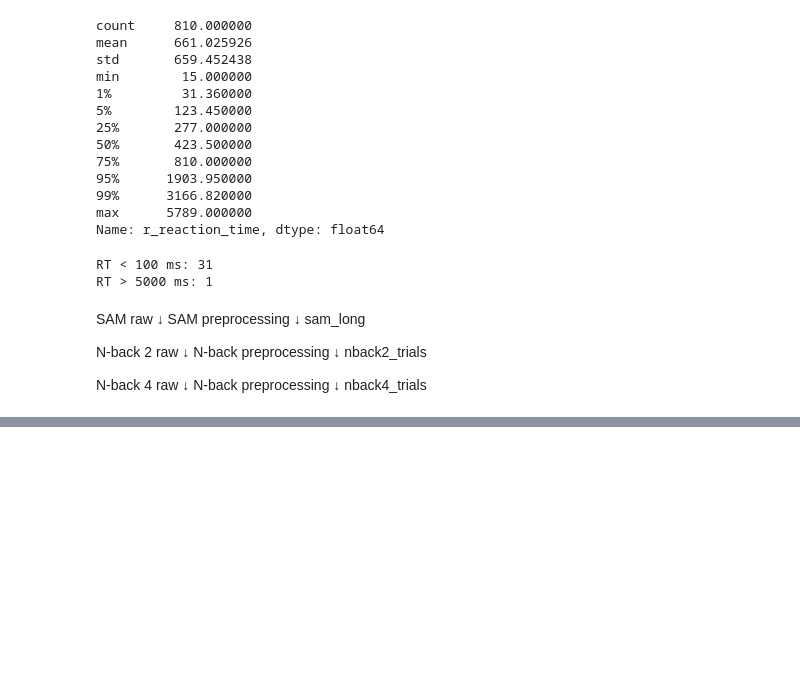
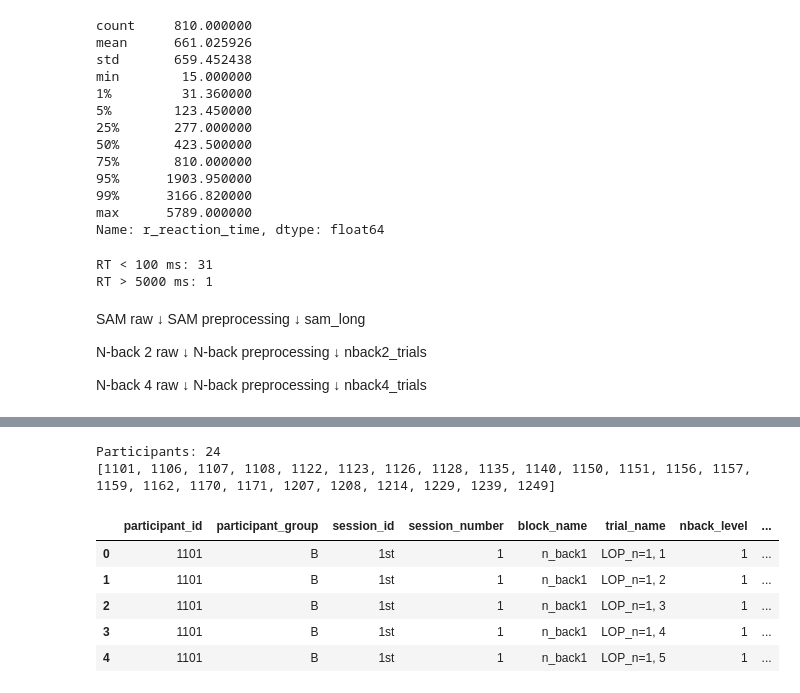
Before and after one commit to Neurocognitive-Engineering-Laboratory/experiment-crossover-emotion, a Jupyter notebook: notebooks/01_data_cleaning.ipynb, the cells around one changed output, grey strips where cells are left out. Cells and saved outputs as stored; diff of their text form; code cells hidden in the pictures; blank space fills up the shorter version.

```diff
--- a/notebooks/01_data_cleaning.ipynb
+++ b/notebooks/01_data_cleaning.ipynb
@@ -280,0 +728,16 @@ nback4.head(5)
+# %%
+print(
+    "Participants:",
+    sam["participant_id"].nunique()
+)
+
+print(
+    sorted(
+        sam["participant_id"]
+        .dropna()
+        .tolist()
+    )
+)
+# %% [output]
+Participants: 24
+[1101, 1106, 1107, 1108, 1122, 1123, 1126, 1128, 1135, 1140, 1150, 1151, 1156, 1157, 1159, 1162, 1170, 1171, 1207, 1208, 1214, 1229, 1239, 1249]
@@ -280,0 +756,24 @@ nback4.head(5)
+# %%
+nback4[
+    [
+        "participant_id",
+        "participant_group",
+        "session_id",
+        "session_number",
+        "block_name",
+        "trial_name",
+        "nback_level",
+        "participant_response",
+        "correct_response_clean",
+        "reaction_time_ms",
+        "cr",
+        "accuracy",
+    ]
+].head()
+# %% [output]
+|  | participant_id | participant_group | session_id | session_number | block_name | trial_name | nback_level | ... |
+| 0 | 1101 | B | 1st | 1 | n_back1 | LOP_n=1, 1 | 1 | ... |
+| 1 | 1101 | B | 1st | 1 | n_back1 | LOP_n=1, 2 | 1 | ... |
+| 2 | 1101 | B | 1st | 1 | n_back1 | LOP_n=1, 3 | 1 | ... |
+| 3 | 1101 | B | 1st | 1 | n_back1 | LOP_n=1, 4 | 1 | ... |
+| 4 | 1101 | B | 1st | 1 | n_back1 | LOP_n=1, 5 | 1 | ... |
```
Also changed, not shown: parts of 22 cells of this notebook, 1 other file.
